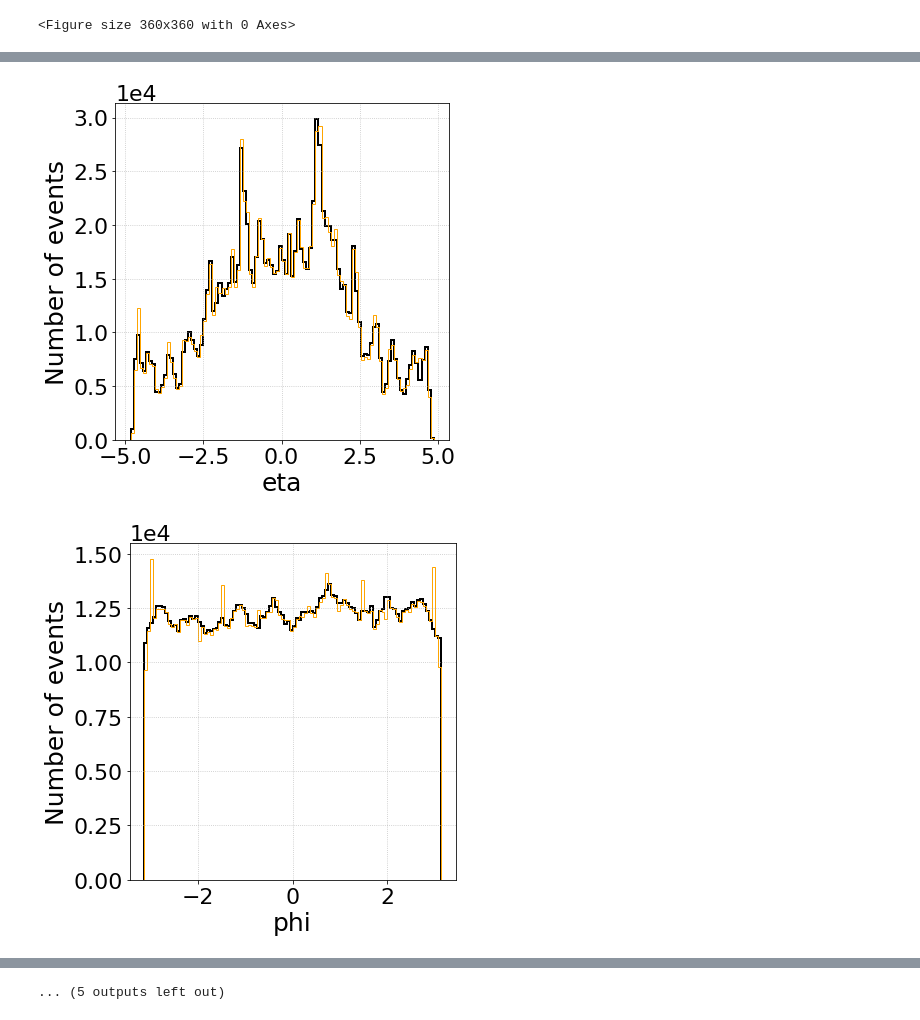
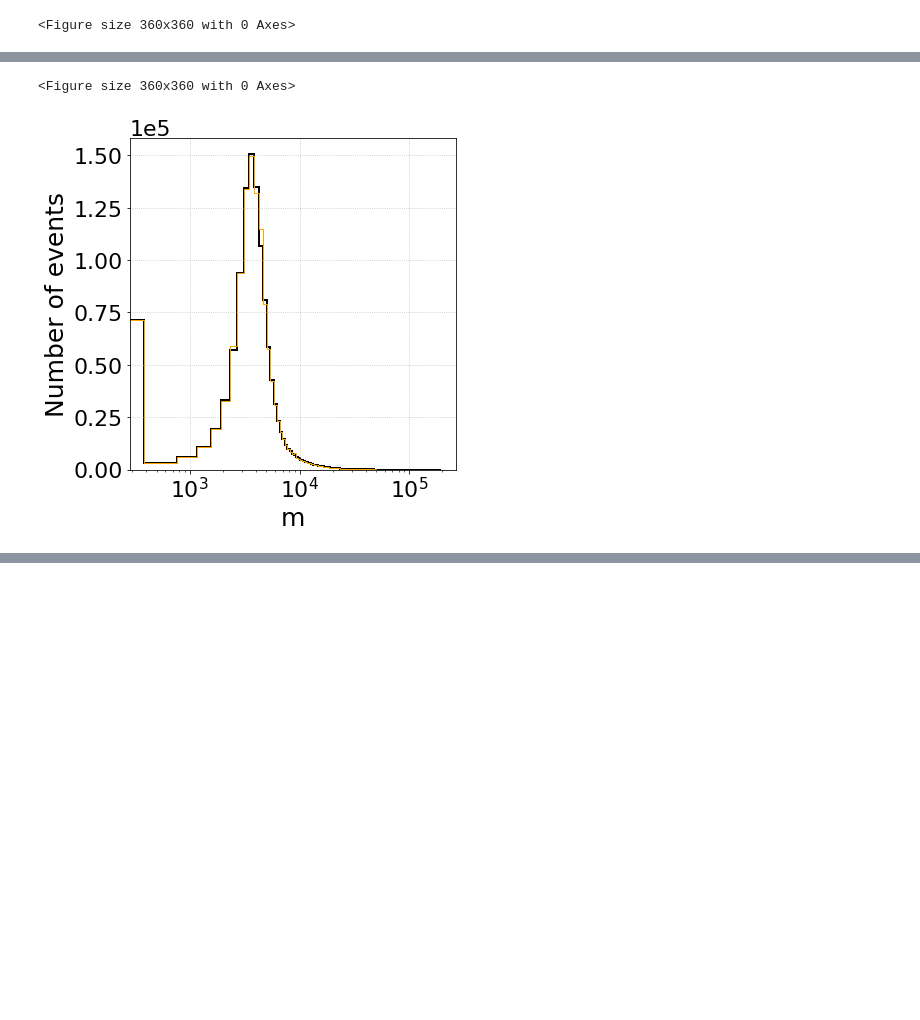
Before and after one commit to Autoencoders-compression-anomaly/AE-Compression-pytorch, a Jupyter notebook: float_compression/16D/input_comparison.ipynb, the cells around one changed output, grey strips where cells are left out. Saved outputs shown, nothing was run; the diff lists cells and outputs as text; code cells hidden in the pictures; blank space fills up the shorter version.

```diff
--- a/float_compression/16D/input_comparison.ipynb
+++ b/float_compression/16D/input_comparison.ipynb
@@ -53,10 +53,10 @@ branches = ['pt','eta','phi','m'] + ["ActiveArea4vec_eta", "ActiveArea4vec_m", "
 
 
 %matplotlib inline
-n_bins = 100
+n_bins = 500
 alph = 0.8
 #for kk in np.arange(4):
-for kk in range(16):
+for kk in [0,3]:
     plt.figure(kk + 4, figsize=(5,5))
     plt.figure(figsize=(6,6))
     #plt.ticklabel_format(style='sci', axis='x', scilimits=(0,0))
@@ -66,6 +66,7 @@ for kk in range(16):
     #plt.suptitle(branches[kk])
     plt.xlabel(branches[kk])
     plt.ylabel('Number of events')
+    plt.xscale('log')
     ms.sciy()
     #plt.xlim(-5, 10)
     # plt.yscale('log')
@@ -79,2 +80,2 @@ for kk in range(16):
+<Figure size 360x360 with 0 Axes>
-[figure, old version]
+[figure, new version]
-[figure, removed]
@@ -89 +81,0 @@ for kk in range(16):
-... (5 outputs left out)
```
Also changed, not shown: parts of 1 cell of this notebook, 10 other files.
